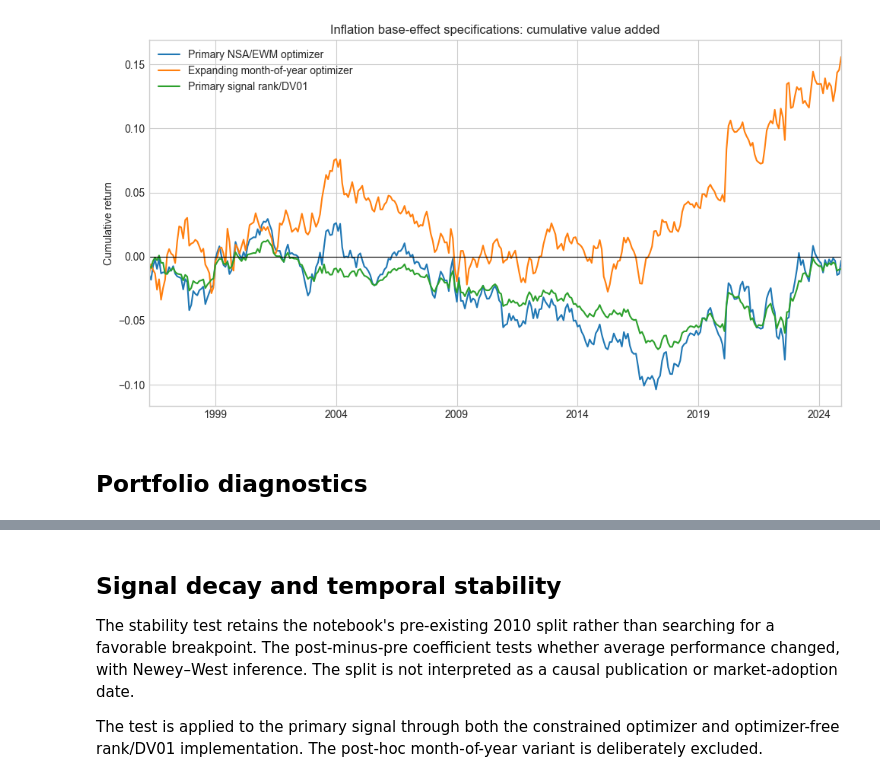
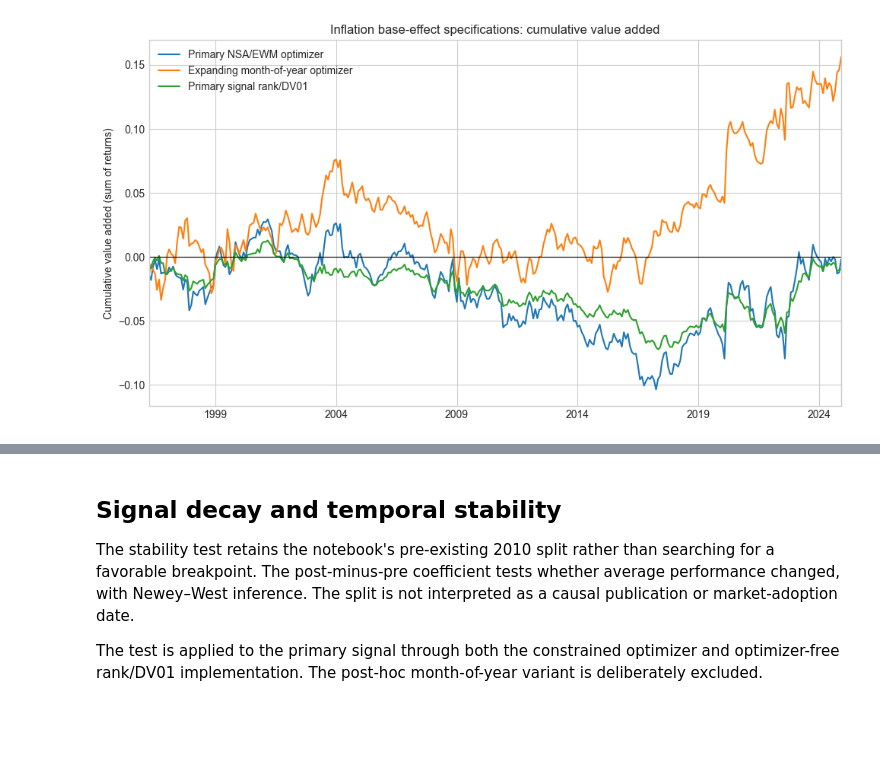
Before and after one commit to aslantah/inflation-base-effects, a Jupyter notebook: notebooks/02_signal_and_backtest.ipynb, the cells around one changed output, grey strips where cells are left out. Saved outputs shown, nothing was run; the diff lists cells and outputs as text; code cells hidden in the pictures; blank space fills up the shorter version.

```diff
--- a/notebooks/02_signal_and_backtest.ipynb
+++ b/notebooks/02_signal_and_backtest.ipynb
@@ -52,21 +90,17 @@ bond_returns, bond_duration = compute_bond_returns(yields_monthly)
 rolling_off = compute_base_effect(headline_nsa)
 last_return_date = bond_returns.dropna(how="all").index[-1]
 
-primary_score = calc_signal_from_base_effect(
-    rolling_off, last_return_date, hl=6, implag=1
-).dropna(how="any")
+primary_score = calc_signal_from_base_effect(rolling_off, last_return_date, hl=6, implag=1).dropna(
+    how="any"
+)
 month_score = calc_month_of_year_signal(
     rolling_off, last_return_date, min_history=5, implag=1
 ).dropna(how="any")
 
-covariance = ewmacov(
-    bond_returns.dropna(), halflife=(12, 36), shrinkage_factor=0.3
-)
+covariance = ewmacov(bond_returns.dropna(), halflife=(12, 36), shrinkage_factor=0.3)
 primary_h, _, primary_perf, diagnostics = full_backtest(
     primary_score, covariance, bond_returns, bond_duration
 )
-month_h, _, month_perf, _ = full_backtest(
-    month_score, covariance, bond_returns, bond_duration
-)
+month_h, _, month_perf, _ = full_backtest(month_score, covariance, bond_returns, bond_duration)
 rank_h = rank_dv01_holdings(primary_score, bond_duration, gross_exposure=1.0)
 rank_perf = EmpPerfStats(rank_h, bond_returns)
@@ -113,29 +150,27 @@ display(performance_table)
 # %%
 comparison_returns = pd.concat(
     {
         "Primary NSA/EWM optimizer": primary_perf.port_ret,
         "Expanding month-of-year optimizer": month_perf.port_ret,
         "Primary signal rank/DV01": rank_perf.port_ret,
     },
     axis=1,
     join="inner",
 )
 comparison_va = comparison_returns.cumsum()
 
 fig, ax = plt.subplots(figsize=(10, 5.5))
 comparison_va.plot(ax=ax, linewidth=1.5)
 ax.axhline(0, color="black", linewidth=0.8)
 ax.set_title("Inflation base-effect specifications: cumulative value added")
-ax.set_ylabel("Cumulative return")
+ax.set_ylabel("Cumulative value added (sum of returns)")
 ax.set_xlabel("")
 ax.legend(frameon=False)
 fig.tight_layout()
 
 figure_path = Path(REPO_ROOT) / "docs" / "figures" / "strategy_summary.png"
 figure_path.parent.mkdir(parents=True, exist_ok=True)
 fig.savefig(figure_path, dpi=180, bbox_inches="tight")
 plt.show()
 # %% [output]
-[figure, old version]
+[figure, new version]
-# %% [markdown]
-## Portfolio diagnostics
```
Also changed, not shown: parts of 30 cells of this notebook, 18 other files.
